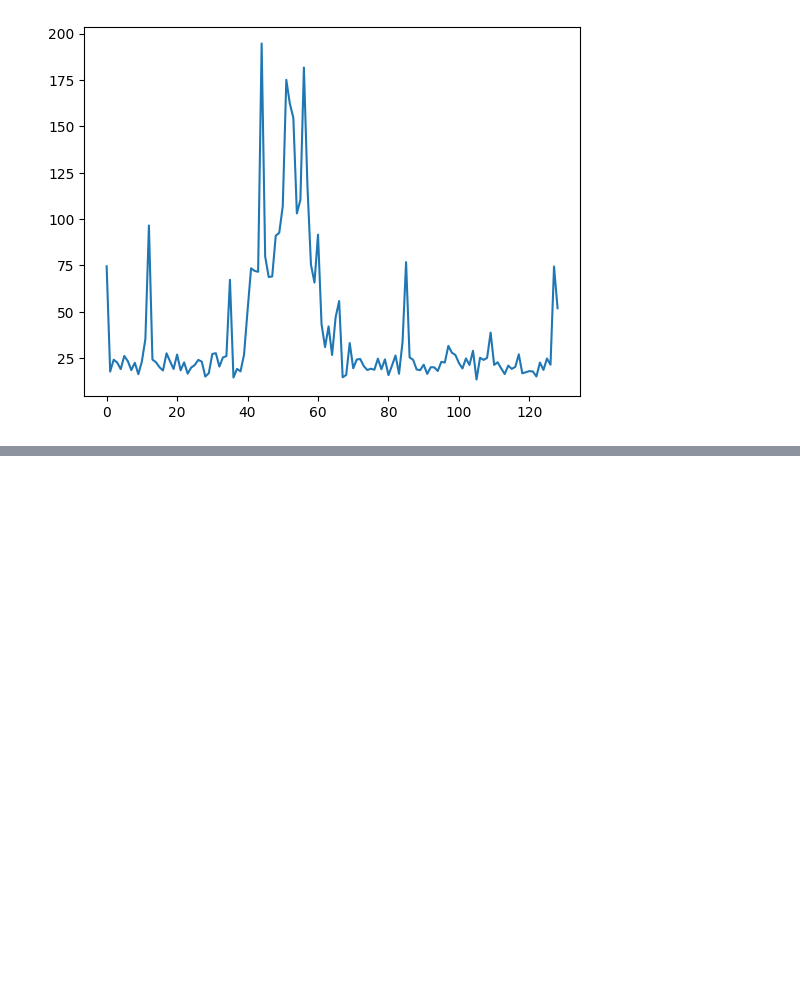
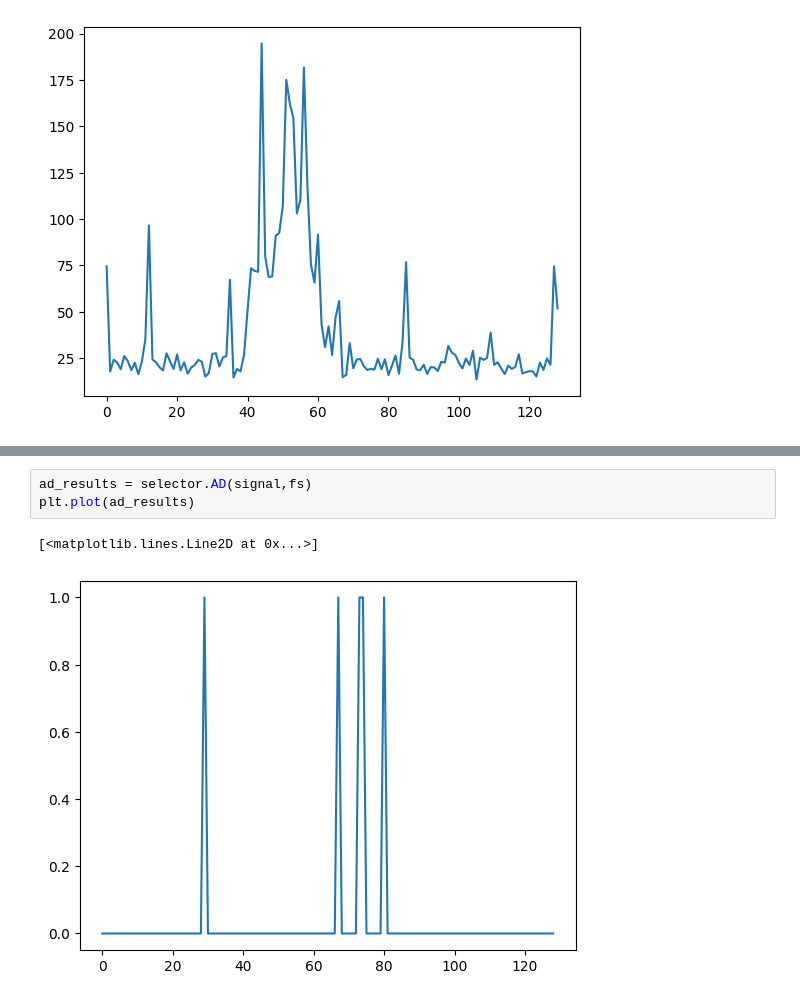
Before and after one commit to MD275996/System-to-identify-anomalies-in-vibration-signals-for-local-damage-detection-in-machines, a Jupyter notebook: main.ipynb, the cells around one changed output, grey strips where cells are left out. Cells and saved outputs as stored; diff of their text form; blank space fills up the shorter version.

```diff
--- a/main.ipynb
+++ b/main.ipynb
@@ -63,0 +45,6 @@ plt.plot(kss_results)
+# %%
+ad_results = selector.AD(signal,fs)
+plt.plot(ad_results)
+# %% [output]
+[<matplotlib.lines.Line2D at 0x...>]
+[figure, added]
```
Also changed, not shown: parts of 2 cells of this notebook, 2 other files.
